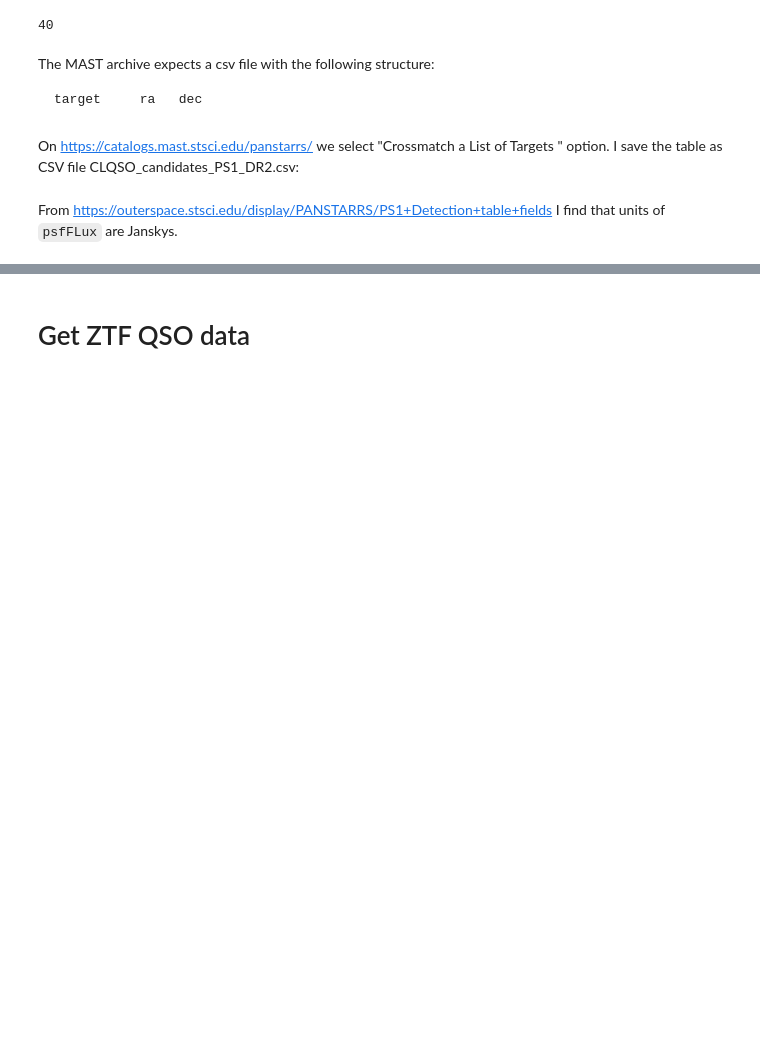
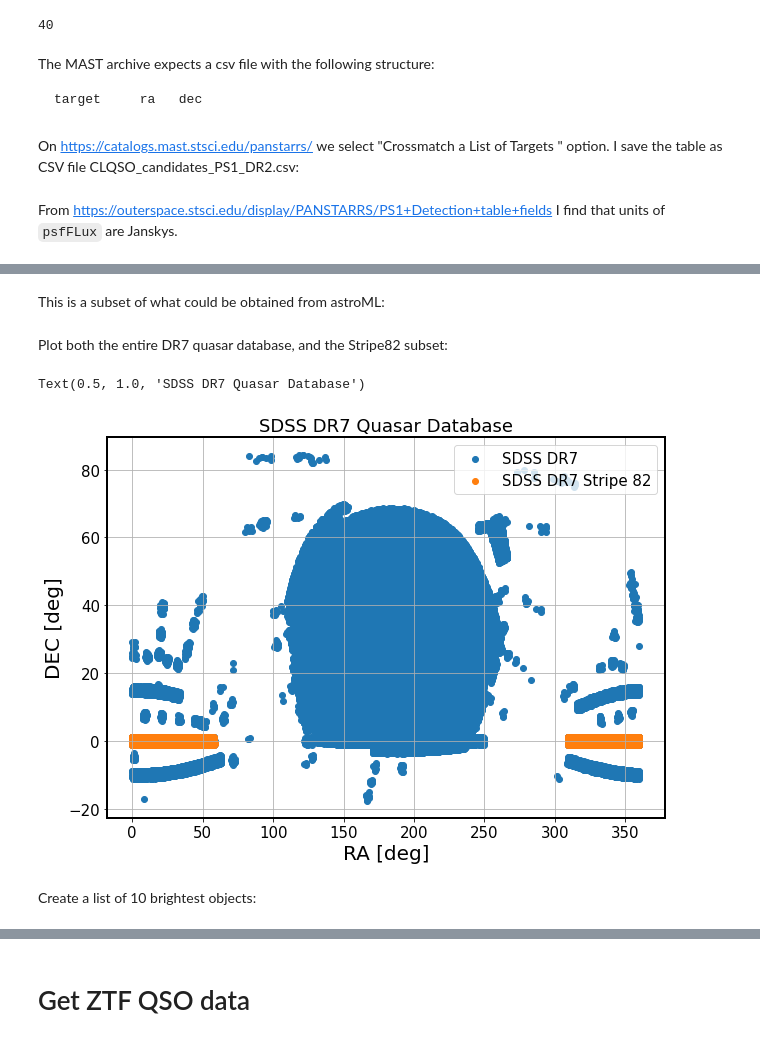
Before and after one commit to suberlak/2023-clqso-ps1-ztf, a Jupyter notebook: code/02_light_curve_data.ipynb, the cells around one changed output, grey strips where cells are left out. Drawn from its saved outputs; the diff is of its cells as text; code cells hidden in the pictures; blank space fills up the shorter version.

```diff
--- a/code/02_light_curve_data.ipynb
+++ b/code/02_light_curve_data.ipynb
@@ -50,0 +63,37 @@ ps1['magerr'] = func.flux2absigma(ps1['psfFlux'], ps1['psfFluxErr'])
+# %%
+path = os.getcwd()
+file_path = os.path.join(path, "DB_QSO_S82.dat.gz")
+if not os.path.exists(file_path):
+    # Get the quasar catalog - it gets saved in the same directory as the notebook
+    url = "https://faculty.washington.edu/ivezic/macleod/qso_dr7/DB_QSO_S82.dat.gz"
+    os.system(f'wget {url}')
+# %%
+file_path = os.path.join(path, "DB_QSO_S82.dat.gz")
+
+# we know the column meaning from
+# https://faculty.washington.edu/ivezic/macleod/qso_dr7/Southern_format_DB.html
+colnames = ["dbID","ra","dec","SDR5ID","M_i","M_i_corr",
+"redshift","mass_BH","Lbol","u","g","r","i","z","Au",]
+SDSS_DR7_S82 = Table.read(file_path, format="ascii", names=colnames)
+# %% [markdown]
+This is a subset of what could be obtained from astroML:
+# %%
+
+SDSS_DR7 = Table(fetch_dr7_quasar())
+SDSS_DR7.rename_column('RA', 'ra')
+# %% [markdown]
+Plot both the entire DR7 quasar database, and the Stripe82 subset:
+# %%
+fig,ax = plt.subplots(1,1,figsize=(10,7))
+ax.scatter(SDSS_DR7['ra'],  SDSS_DR7['dec'], label='SDSS DR7')
+ax.scatter(SDSS_DR7_S82['ra'], SDSS_DR7_S82['dec'] , label = 'SDSS DR7 Stripe 82')
+ax.grid()
+ax.legend()
+ax.set_xlabel('RA [deg]')
+ax.set_ylabel('DEC [deg]')
+ax.set_title('SDSS DR7 Quasar Database')
+# %% [output]
+Text(0.5, 1.0, 'SDSS DR7 Quasar Database')
+[figure, added]
+# %% [markdown]
+Create a list of 10 brightest objects:
```
Also changed, not shown: parts of 19 cells of this notebook.
